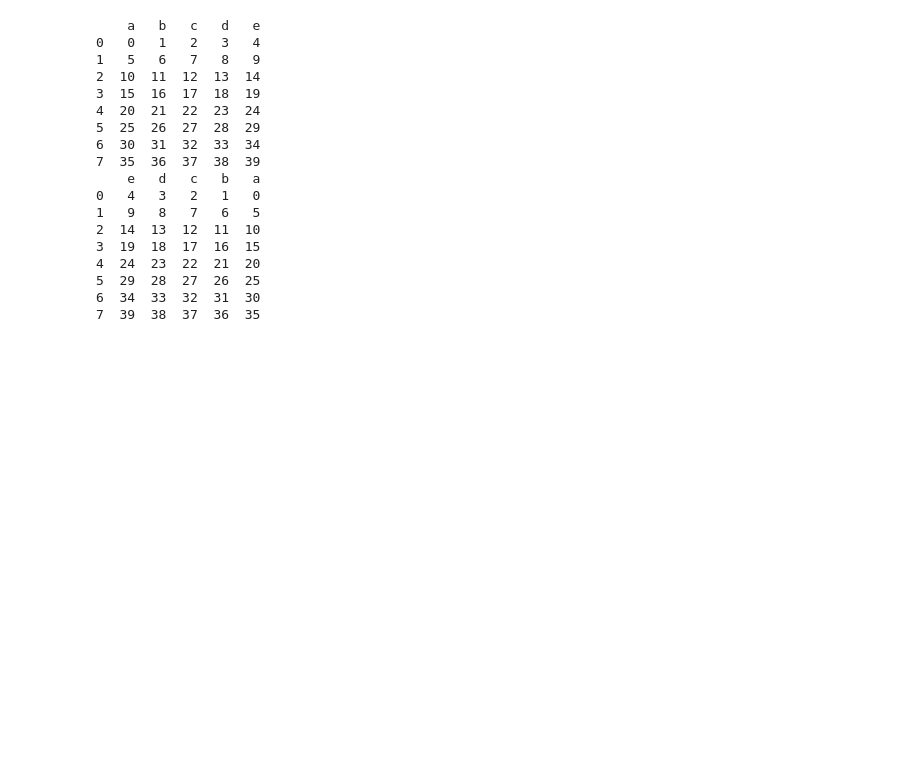
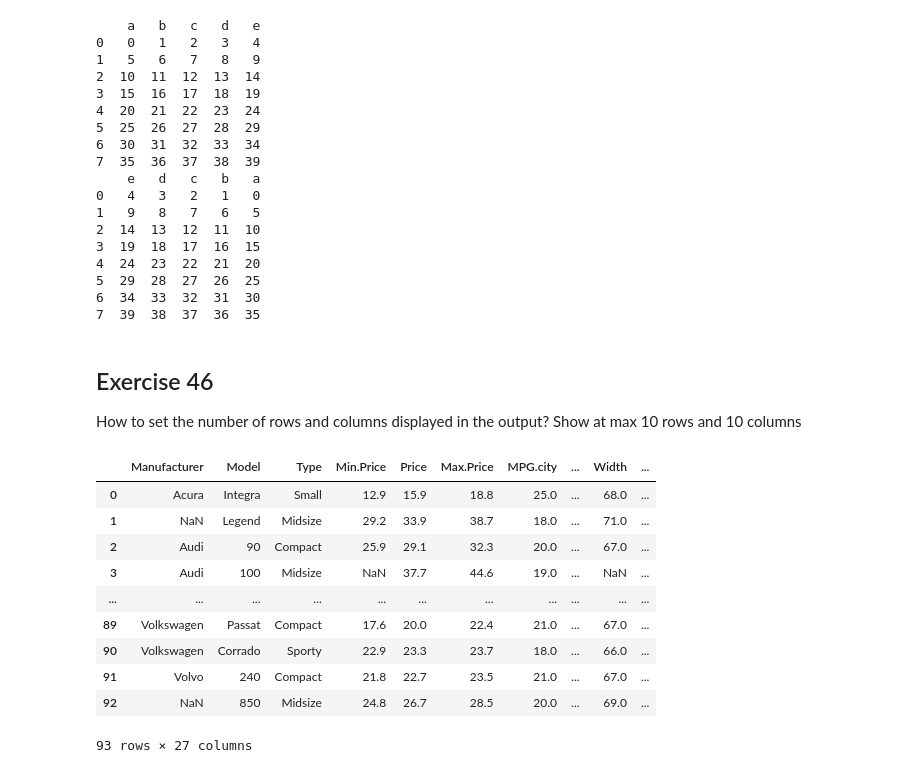
Before and after one commit to aloiswirth/Python_training, a Jupyter notebook: Pandas_execises_2.ipynb, the cells around one changed output. Drawn from its saved outputs; the diff is of its cells as text; code cells hidden in the pictures; blank space fills up the shorter version.

Commit message:
Another few exercises
Exercises until 50 now.

```diff
--- a/Pandas_execises_2.ipynb
+++ b/Pandas_execises_2.ipynb
@@ -587,3 +590,31 @@ print(df_45_sorted2)
 5  29  28  27  26  25
 6  34  33  32  31  30
 7  39  38  37  36  35
+# %% [markdown]
+## Exercise 46
+How to set the number of rows and columns displayed in the output?
+Show at max 10 rows and 10 columns
+# %%
+df_46 = pd.read_csv("https://raw.githubusercontent.com/selva86/datasets/master/Cars93_miss.csv")
+# %%
+# Solution
+pd.set_option('display.max_columns', 14)
+pd.set_option('display.max_rows', 8)
+# df
+
+# Show all available options
+# pd.describe_option()
+
+df_46
+# %% [output]
+|  | Manufacturer | Model | Type | Min.Price | Price | Max.Price | MPG.city | ... | Width | ... |
+| 0 | Acura | Integra | Small | 12.9 | 15.9 | 18.8 | 25.0 | ... | 68.0 | ... |
+| 1 | NaN | Legend | Midsize | 29.2 | 33.9 | 38.7 | 18.0 | ... | 71.0 | ... |
+| 2 | Audi | 90 | Compact | 25.9 | 29.1 | 32.3 | 20.0 | ... | 67.0 | ... |
+| 3 | Audi | 100 | Midsize | NaN | 37.7 | 44.6 | 19.0 | ... | NaN | ... |
+| ... | ... | ... | ... | ... | ... | ... | ... | ... | ... | ... |
+| 89 | Volkswagen | Passat | Compact | 17.6 | 20.0 | 22.4 | 21.0 | ... | 67.0 | ... |
+| 90 | Volkswagen | Corrado | Sporty | 22.9 | 23.3 | 23.7 | 18.0 | ... | 66.0 | ... |
+| 91 | Volvo | 240 | Compact | 21.8 | 22.7 | 23.5 | 21.0 | ... | 67.0 | ... |
+| 92 | NaN | 850 | Midsize | 24.8 | 26.7 | 28.5 | 20.0 | ... | 69.0 | ... |
+93 rows × 27 columns
```
Also changed, not shown: parts of 15 cells of this notebook, 1 other file.
